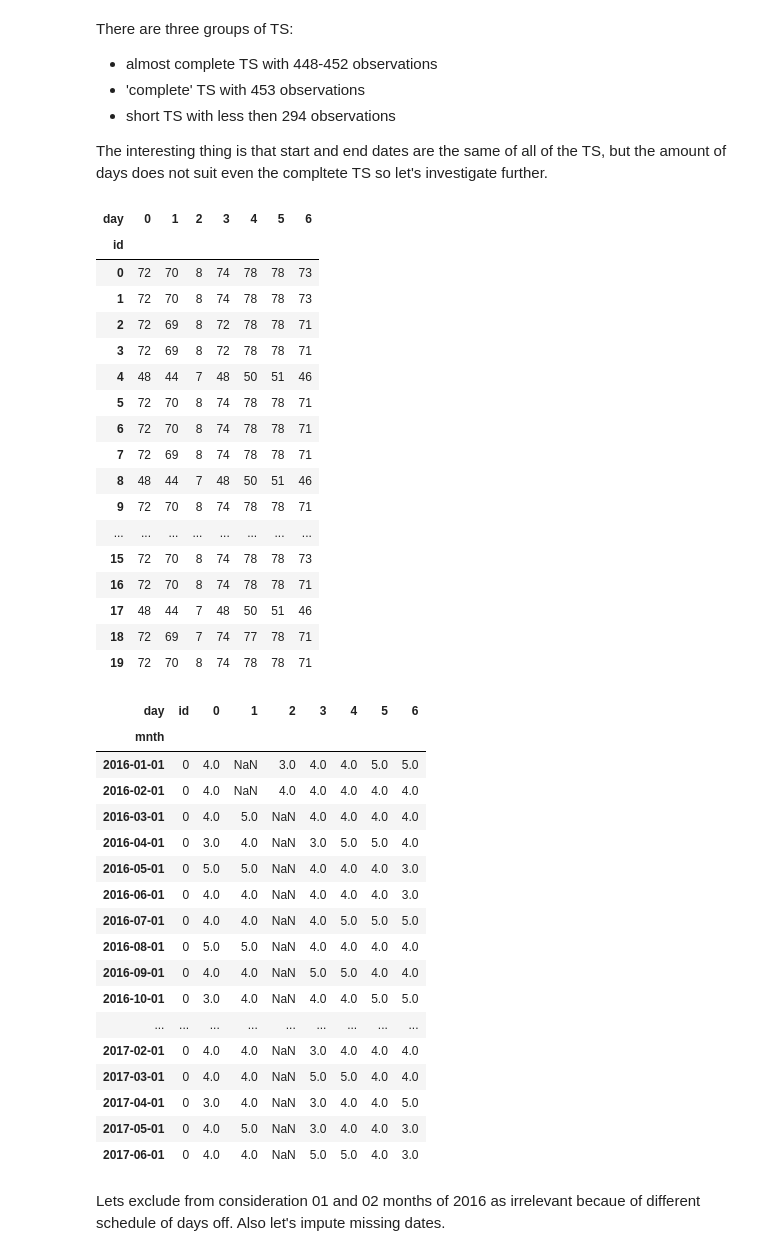
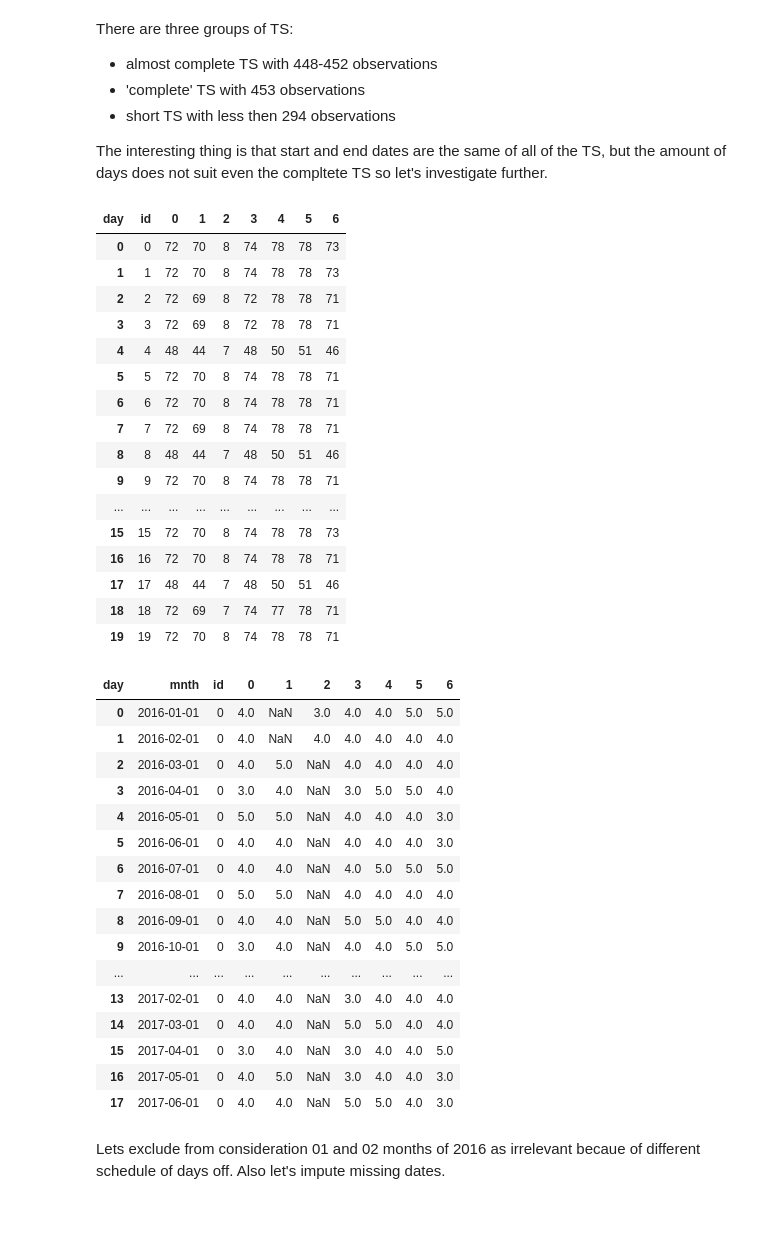
Before and after one commit to tashatsar/time-series-cross-validation, a Jupyter notebook: source/TS forecasting using CV.ipynb, the cells around one changed output. Drawn from its saved outputs; the diff is of its cells as text; code cells hidden in the pictures; blank space fills up the shorter version.

```diff
--- a/source/TS forecasting using CV.ipynb
+++ b/source/TS forecasting using CV.ipynb
@@ -64,50 +60,48 @@ The interesting thing is that start and end dates are the same of all of the TS,
 # %%
 df['day'] = df['ds'].dt.dayofweek
 df['mnth'] = df['ds'].apply(lambda x: x.replace(day=1))
-#number of days of week (0 - Sunday, 1 - Monday, etc.) for each store
-df.pivot_table(values='y', index='id', columns='day',aggfunc='count')
+# number of days of week (0 - Sunday, 1 - Monday, etc.) for each store
+df.pivot_table(values='y', index='id', columns='day',aggfunc='count').reset_index()
 # %% [output]
-| day | 0 | 1 | 2 | 3 | 4 | 5 | 6 |
-| id |  |  |  |  |  |  |  |
-| 0 | 72 | 70 | 8 | 74 | 78 | 78 | 73 |
-| 1 | 72 | 70 | 8 | 74 | 78 | 78 | 73 |
-| 2 | 72 | 69 | 8 | 72 | 78 | 78 | 71 |
-| 3 | 72 | 69 | 8 | 72 | 78 | 78 | 71 |
-| 4 | 48 | 44 | 7 | 48 | 50 | 51 | 46 |
-| 5 | 72 | 70 | 8 | 74 | 78 | 78 | 71 |
-| 6 | 72 | 70 | 8 | 74 | 78 | 78 | 71 |
-| 7 | 72 | 69 | 8 | 74 | 78 | 78 | 71 |
-| 8 | 48 | 44 | 7 | 48 | 50 | 51 | 46 |
-| 9 | 72 | 70 | 8 | 74 | 78 | 78 | 71 |
-| ... | ... | ... | ... | ... | ... | ... | ... |
-| 15 | 72 | 70 | 8 | 74 | 78 | 78 | 73 |
-| 16 | 72 | 70 | 8 | 74 | 78 | 78 | 71 |
-| 17 | 48 | 44 | 7 | 48 | 50 | 51 | 46 |
-| 18 | 72 | 69 | 7 | 74 | 77 | 78 | 71 |
-| 19 | 72 | 70 | 8 | 74 | 78 | 78 | 71 |
+| day | id | 0 | 1 | 2 | 3 | 4 | 5 | 6 |
+| 0 | 0 | 72 | 70 | 8 | 74 | 78 | 78 | 73 |
+| 1 | 1 | 72 | 70 | 8 | 74 | 78 | 78 | 73 |
+| 2 | 2 | 72 | 69 | 8 | 72 | 78 | 78 | 71 |
+| 3 | 3 | 72 | 69 | 8 | 72 | 78 | 78 | 71 |
+| 4 | 4 | 48 | 44 | 7 | 48 | 50 | 51 | 46 |
+| 5 | 5 | 72 | 70 | 8 | 74 | 78 | 78 | 71 |
+| 6 | 6 | 72 | 70 | 8 | 74 | 78 | 78 | 71 |
+| 7 | 7 | 72 | 69 | 8 | 74 | 78 | 78 | 71 |
+| 8 | 8 | 48 | 44 | 7 | 48 | 50 | 51 | 46 |
+| 9 | 9 | 72 | 70 | 8 | 74 | 78 | 78 | 71 |
+| ... | ... | ... | ... | ... | ... | ... | ... | ... |
+| 15 | 15 | 72 | 70 | 8 | 74 | 78 | 78 | 73 |
+| 16 | 16 | 72 | 70 | 8 | 74 | 78 | 78 | 71 |
+| 17 | 17 | 48 | 44 | 7 | 48 | 50 | 51 | 46 |
+| 18 | 18 | 72 | 69 | 7 | 74 | 77 | 78 | 71 |
+| 19 | 19 | 72 | 70 | 8 | 74 | 78 | 78 | 71 |
 # %%
 pivot_df = df.pivot_table(values='y', index=['id', 'mnth'], columns='day', aggfunc='count')
 pivot_df = pivot_df.reset_index()
-pivot_df.groupby('mnth').min()
+pivot_df.groupby('mnth').min().reset_index()
 # %% [output]
-| day | id | 0 | 1 | 2 | 3 | 4 | 5 | 6 |
-| mnth |  |  |  |  |  |  |  |  |
-| 2016-01-01 | 0 | 4.0 | NaN | 3.0 | 4.0 | 4.0 | 5.0 | 5.0 |
-| 2016-02-01 | 0 | 4.0 | NaN | 4.0 | 4.0 | 4.0 | 4.0 | 4.0 |
-| 2016-03-01 | 0 | 4.0 | 5.0 | NaN | 4.0 | 4.0 | 4.0 | 4.0 |
-| 2016-04-01 | 0 | 3.0 | 4.0 | NaN | 3.0 | 5.0 | 5.0 | 4.0 |
-| 2016-05-01 | 0 | 5.0 | 5.0 | NaN | 4.0 | 4.0 | 4.0 | 3.0 |
-| 2016-06-01 | 0 | 4.0 | 4.0 | NaN | 4.0 | 4.0 | 4.0 | 3.0 |
-| 2016-07-01 | 0 | 4.0 | 4.0 | NaN | 4.0 | 5.0 | 5.0 | 5.0 |
-| 2016-08-01 | 0 | 5.0 | 5.0 | NaN | 4.0 | 4.0 | 4.0 | 4.0 |
-| 2016-09-01 | 0 | 4.0 | 4.0 | NaN | 5.0 | 5.0 | 4.0 | 4.0 |
-| 2016-10-01 | 0 | 3.0 | 4.0 | NaN | 4.0 | 4.0 | 5.0 | 5.0 |
-| ... | ... | ... | ... | ... | ... | ... | ... | ... |
-| 2017-02-01 | 0 | 4.0 | 4.0 | NaN | 3.0 | 4.0 | 4.0 | 4.0 |
-| 2017-03-01 | 0 | 4.0 | 4.0 | NaN | 5.0 | 5.0 | 4.0 | 4.0 |
-| 2017-04-01 | 0 | 3.0 | 4.0 | NaN | 3.0 | 4.0 | 4.0 | 5.0 |
-| 2017-05-01 | 0 | 4.0 | 5.0 | NaN | 3.0 | 4.0 | 4.0 | 3.0 |
-| 2017-06-01 | 0 | 4.0 | 4.0 | NaN | 5.0 | 5.0 | 4.0 | 3.0 |
+| day | mnth | id | 0 | 1 | 2 | 3 | 4 | 5 | 6 |
+| 0 | 2016-01-01 | 0 | 4.0 | NaN | 3.0 | 4.0 | 4.0 | 5.0 | 5.0 |
+| 1 | 2016-02-01 | 0 | 4.0 | NaN | 4.0 | 4.0 | 4.0 | 4.0 | 4.0 |
+| 2 | 2016-03-01 | 0 | 4.0 | 5.0 | NaN | 4.0 | 4.0 | 4.0 | 4.0 |
+| 3 | 2016-04-01 | 0 | 3.0 | 4.0 | NaN | 3.0 | 5.0 | 5.0 | 4.0 |
+| 4 | 2016-05-01 | 0 | 5.0 | 5.0 | NaN | 4.0 | 4.0 | 4.0 | 3.0 |
+| 5 | 2016-06-01 | 0 | 4.0 | 4.0 | NaN | 4.0 | 4.0 | 4.0 | 3.0 |
+| 6 | 2016-07-01 | 0 | 4.0 | 4.0 | NaN | 4.0 | 5.0 | 5.0 | 5.0 |
+| 7 | 2016-08-01 | 0 | 5.0 | 5.0 | NaN | 4.0 | 4.0 | 4.0 | 4.0 |
+| 8 | 2016-09-01 | 0 | 4.0 | 4.0 | NaN | 5.0 | 5.0 | 4.0 | 4.0 |
+| 9 | 2016-10-01 | 0 | 3.0 | 4.0 | NaN | 4.0 | 4.0 | 5.0 | 5.0 |
+| ... | ... | ... | ... | ... | ... | ... | ... | ... | ... |
+| 13 | 2017-02-01 | 0 | 4.0 | 4.0 | NaN | 3.0 | 4.0 | 4.0 | 4.0 |
+| 14 | 2017-03-01 | 0 | 4.0 | 4.0 | NaN | 5.0 | 5.0 | 4.0 | 4.0 |
+| 15 | 2017-04-01 | 0 | 3.0 | 4.0 | NaN | 3.0 | 4.0 | 4.0 | 5.0 |
+| 16 | 2017-05-01 | 0 | 4.0 | 5.0 | NaN | 3.0 | 4.0 | 4.0 | 3.0 |
+| 17 | 2017-06-01 | 0 | 4.0 | 4.0 | NaN | 5.0 | 5.0 | 4.0 | 3.0 |
 # %% [markdown]
 Lets exclude from consideration 01 and 02 months of 2016 as irrelevant becaue of different schedule of days off. Also let's impute missing dates.
 # %%
```
Also changed, not shown: parts of 15 cells of this notebook, 3 other files.
